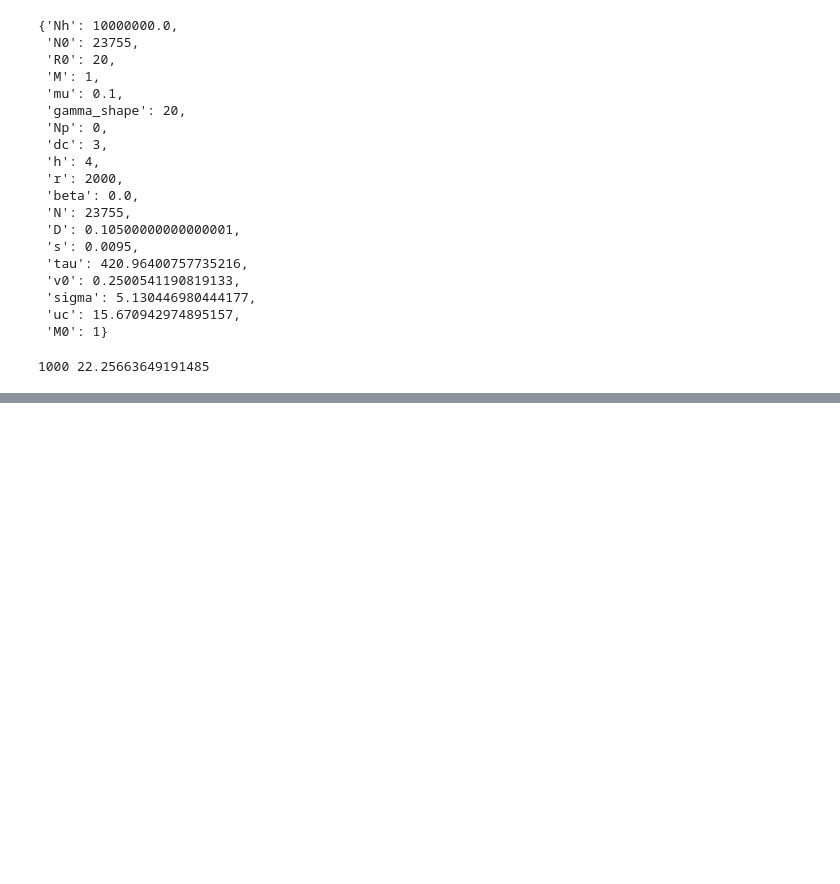
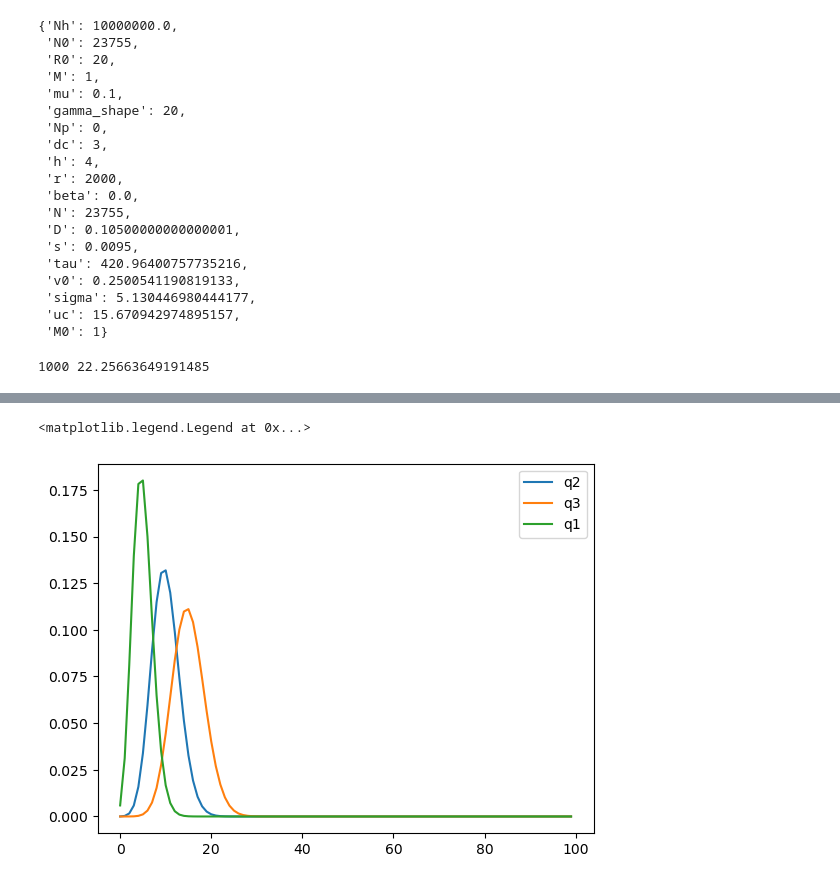
Before and after one commit to zhizhang1445/CRISPR_Sim, a Jupyter notebook: Unittest/spacerFitness.ipynb, the cells around one changed output, grey strips where cells are left out. Saved outputs shown, nothing was run; the diff lists cells and outputs as text; code cells hidden in the pictures; blank space fills up the shorter version.

```diff
--- a/Unittest/spacerFitness.ipynb
+++ b/Unittest/spacerFitness.ipynb
@@ -450,3 +466,20 @@ for p in p_range:
+# %%
+Np = 100
+
+d_range = np.arange(0, Np, 1)
+
+q2 = binomial_pdf(Np, d_range, 2/M)
+q1 = binomial_pdf(Np, d_range, 1/M)
+q3 = binomial_pdf(Np, d_range, 3/M)
+# %%
+plt.plot(d_range, q2, label = "q2")
+plt.plot(d_range, q3, label = "q3")
+plt.plot(d_range, q1, label = "q1")
+plt.vlines()
+plt.legend()
+# %% [output]
+<matplotlib.legend.Legend at 0x...>
+[figure, added]
 # %%
 plt.plot(p_range, p_0_spacer_range0, label = r"$P_0$")
 plt.plot(p_range, p_1_spacer_range0, label = r"$P_1$")
```
Also changed, not shown: parts of 10 cells of this notebook, 3 other files.
